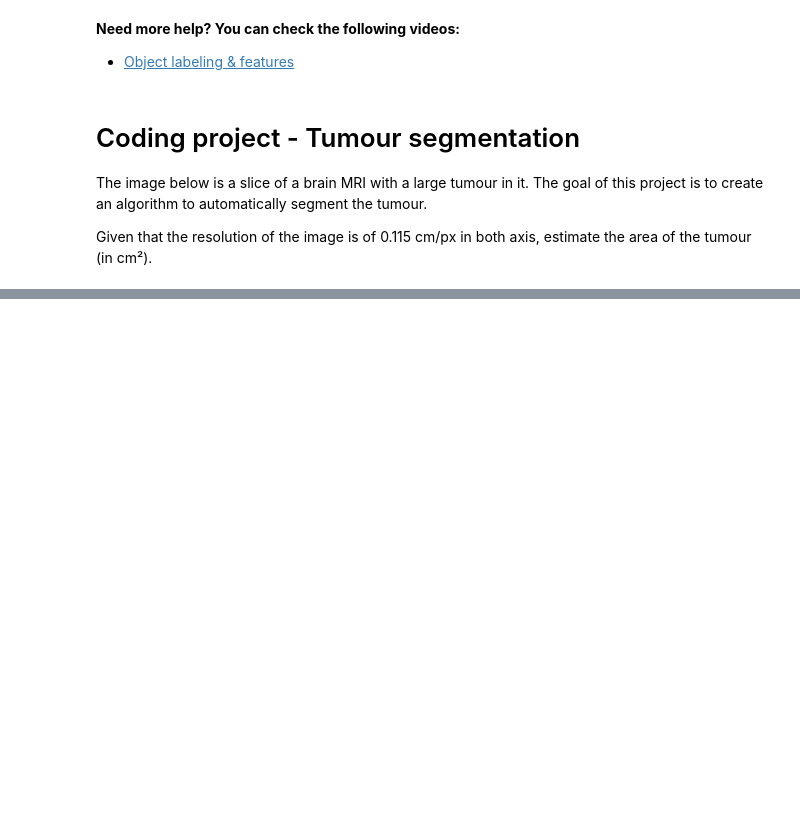
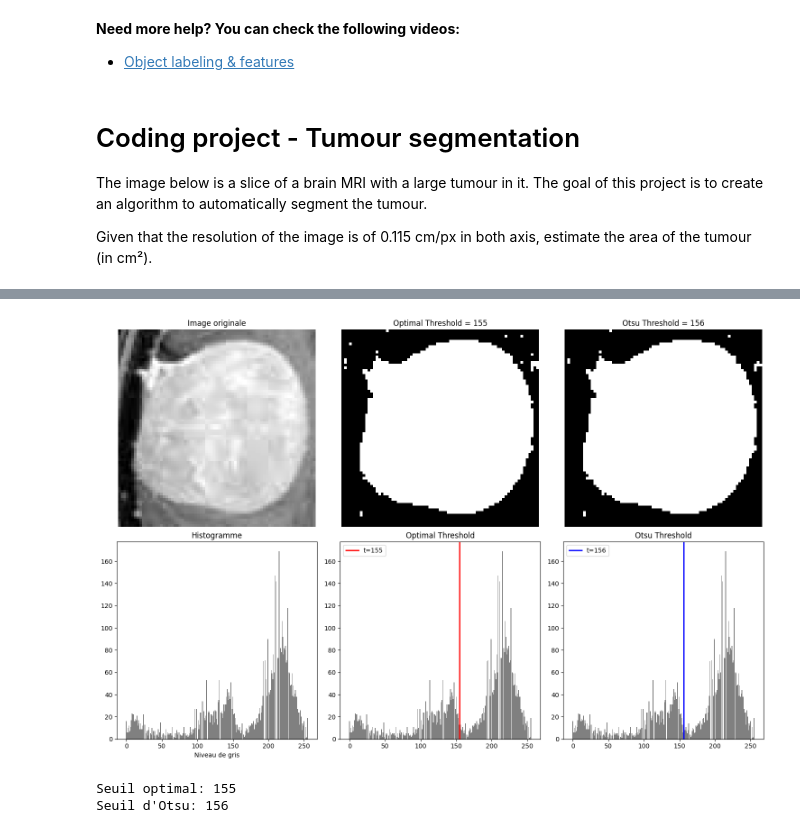
Before and after one commit to mordamed/ImageProcessing, a Jupyter notebook: 3_Image_Segmentation/TP3_Image_Segmentation.ipynb, the cells around one changed output, grey strips where cells are left out. Drawn from its saved outputs; the diff is of its cells as text; code cells hidden in the pictures; blank space fills up the shorter version.

```diff
--- a/3_Image_Segmentation/TP3_Image_Segmentation.ipynb
+++ b/3_Image_Segmentation/TP3_Image_Segmentation.ipynb
@@ -895,0 +1001,44 @@ imshow(im)
+# %%
+# Calculate thresholds
+t_optimal = optimal_threshold(hist, t_init=128)
+t_otsu = otsu_threshold(hist)
+
+fig, axes = plt.subplots(2, 3, figsize=(15, 10))
+
+axes[0, 0].imshow(imgBrain, cmap='gray')
+axes[0, 0].set_title('Image originale')
+axes[0, 0].axis('off')
+
+imgOtsu = imgBrain_uint8 > t_optimal
+axes[0, 1].imshow(imgBrain_uint8 > t_optimal, cmap='gray')
+axes[0, 1].set_title(f'Optimal Threshold = {t_optimal}')
+axes[0, 1].axis('off')
+
+axes[0, 2].imshow(imgBrain_uint8 > t_otsu, cmap='gray')
+axes[0, 2].set_title(f'Otsu Threshold = {t_otsu}')
+axes[0, 2].axis('off')
+
+# Histogrammes avec seuils
+axes[1, 0].bar(bins[:-1], hist, width=1, color='gray')
+axes[1, 0].set_title('Histogramme')
+axes[1, 0].set_xlabel('Niveau de gris')
+
+axes[1, 1].bar(bins[:-1], hist, width=1, color='gray')
+axes[1, 1].axvline(t_optimal, color='red', linewidth=2, label=f't={t_optimal}')
+axes[1, 1].set_title('Optimal Threshold')
+axes[1, 1].legend()
+
+axes[1, 2].bar(bins[:-1], hist, width=1, color='gray')
+axes[1, 2].axvline(t_otsu, color='blue', linewidth=2, label=f't={t_otsu}')
+axes[1, 2].set_title('Otsu Threshold')
+axes[1, 2].legend()
+
+plt.tight_layout()
+plt.show()
+
+print(f"Seuil optimal: {t_optimal}")
+print(f"Seuil d'Otsu: {t_otsu}")
+# %% [output]
+[figure, added]
+Seuil optimal: 155
+Seuil d'Otsu: 156
```
Also changed, not shown: parts of 8 cells of this notebook, 2 other files.
